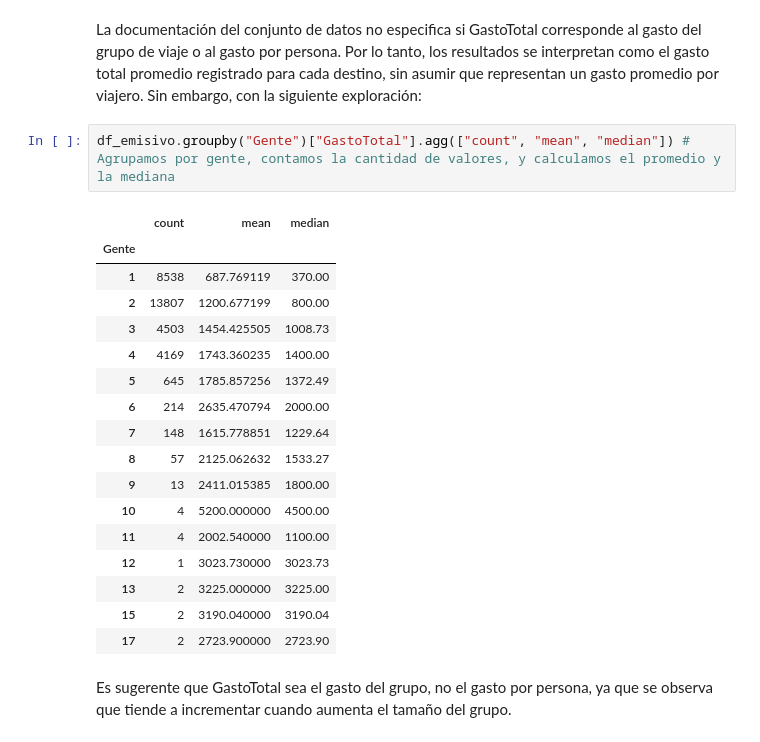
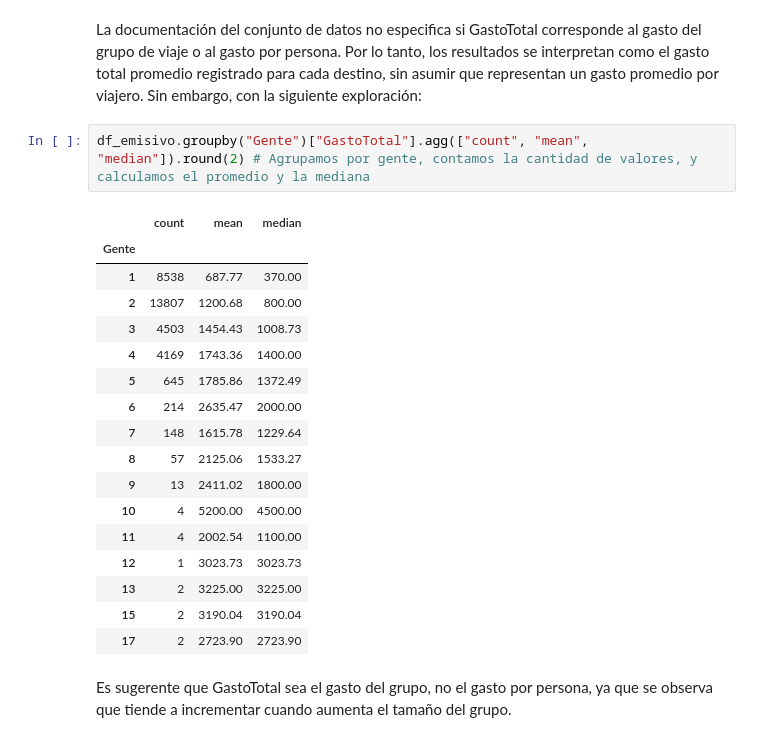
Before and after one commit to ignacionachorodriguez/entrega1-turismo, a Jupyter notebook: entrega1.ipynb, the cells around one changed output. Saved outputs shown, nothing was run; the diff lists cells and outputs as text.

```diff
--- a/entrega1.ipynb
+++ b/entrega1.ipynb
@@ -451,25 +460,25 @@ dtype: float64
 La documentación del conjunto de datos no especifica si GastoTotal corresponde al gasto del grupo de viaje o al gasto por persona. Por lo tanto, los resultados se interpretan como el gasto total promedio registrado para cada destino, sin asumir que representan un gasto promedio por viajero.
 Sin embargo, con la siguiente exploración:
 # %%
-df_emisivo.groupby("Gente")["GastoTotal"].agg(["count", "mean", "median"]) # Agrupamos por gente, contamos la cantidad de valores, y calculamos el promedio y la mediana
+df_emisivo.groupby("Gente")["GastoTotal"].agg(["count", "mean", "median"]).round(2) # Agrupamos por gente, contamos la cantidad de valores, y calculamos el promedio y la mediana
 # %% [output]
 |  | count | mean | median |
 | Gente |  |  |  |
-| 1 | 8538 | 687.769119 | 370.00 |
-| 2 | 13807 | 1200.677199 | 800.00 |
-| 3 | 4503 | 1454.425505 | 1008.73 |
-| 4 | 4169 | 1743.360235 | 1400.00 |
-| 5 | 645 | 1785.857256 | 1372.49 |
-| 6 | 214 | 2635.470794 | 2000.00 |
-| 7 | 148 | 1615.778851 | 1229.64 |
-| 8 | 57 | 2125.062632 | 1533.27 |
-| 9 | 13 | 2411.015385 | 1800.00 |
-| 10 | 4 | 5200.000000 | 4500.00 |
-| 11 | 4 | 2002.540000 | 1100.00 |
-| 12 | 1 | 3023.730000 | 3023.73 |
-| 13 | 2 | 3225.000000 | 3225.00 |
-| 15 | 2 | 3190.040000 | 3190.04 |
-| 17 | 2 | 2723.900000 | 2723.90 |
+| 1 | 8538 | 687.77 | 370.00 |
+| 2 | 13807 | 1200.68 | 800.00 |
+| 3 | 4503 | 1454.43 | 1008.73 |
+| 4 | 4169 | 1743.36 | 1400.00 |
+| 5 | 645 | 1785.86 | 1372.49 |
+| 6 | 214 | 2635.47 | 2000.00 |
+| 7 | 148 | 1615.78 | 1229.64 |
+| 8 | 57 | 2125.06 | 1533.27 |
+| 9 | 13 | 2411.02 | 1800.00 |
+| 10 | 4 | 5200.00 | 4500.00 |
+| 11 | 4 | 2002.54 | 1100.00 |
+| 12 | 1 | 3023.73 | 3023.73 |
+| 13 | 2 | 3225.00 | 3225.00 |
+| 15 | 2 | 3190.04 | 3190.04 |
+| 17 | 2 | 2723.90 | 2723.90 |
 # %% [markdown]
 Es sugerente que GastoTotal sea el gasto del grupo, no el gasto por persona, ya que se observa que tiende a incrementar cuando aumenta el tamaño del grupo.
 # %% [markdown]
```
Also changed, not shown: parts of 9 cells of this notebook.
